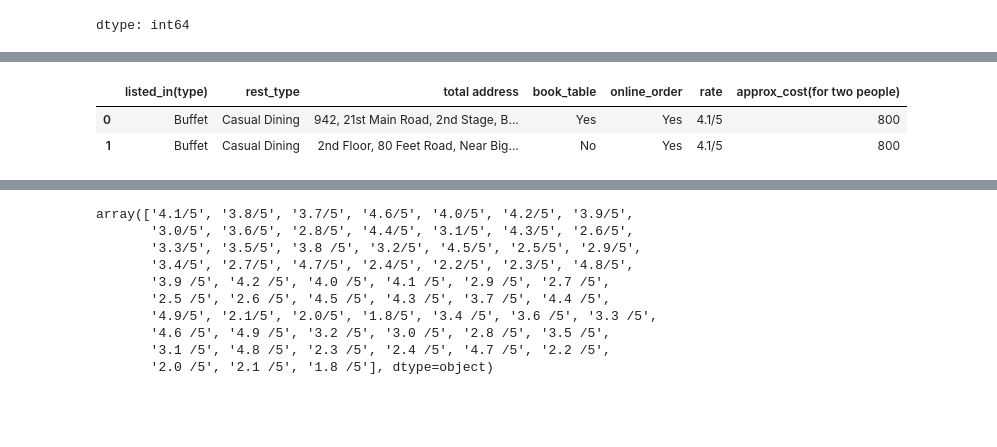
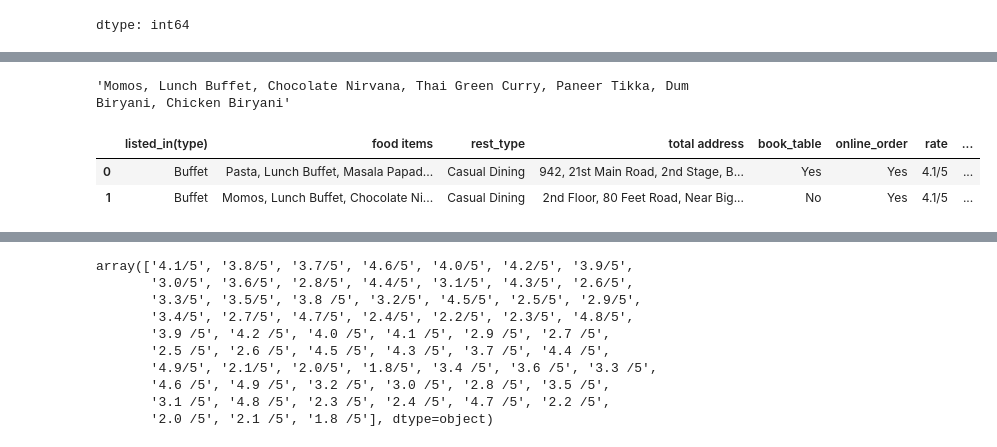
Before and after one commit to Karthik5412/Deep-Learning-Projects, a Jupyter notebook: ANN Model/notebook.ipynb, the cells around one changed output, grey strips where cells are left out. Saved outputs shown, nothing was run; the diff lists cells and outputs as text; code cells hidden in the pictures; blank space fills up the shorter version.

```diff
--- a/ANN Model/notebook.ipynb
+++ b/ANN Model/notebook.ipynb
@@ -77,17 +77,21 @@ Index(['url', 'address', 'name', 'online_order', 'book_table', 'rate', 'votes',
 |  | url | address | name | online_order | book_table | rate | votes | location | rest_type | ... |
 | 0 | https://www.zomato.com/bangalore/... | 942, 21st Main Road, 2nd Stage, B... | Jalsa | Yes | Yes | 4.1/5 | 775 | Banashankari | Casual Dining | ... |
 | 1 | https://www.zomato.com/bangalore/... | 2nd Floor, 80 Feet Road, Near Big... | Spice Elephant | Yes | No | 4.1/5 | 787 | Banashankari | Casual Dining | ... |
+# %%
+df.loc[1,'dish_liked']
+# %% [output]
+'Momos, Lunch Buffet, Chocolate Nirvana, Thai Green Curry, Paneer Tikka, Dum Biryani, Chicken Biryani'
 # %%
 df['total address'] = df['address'] + ', ' +df['location'] + ', ' +  df['listed_in(city)']
 df['food items'] = df['dish_liked'] + ', ' +df['cuisines']
 original_df = df.copy()
 
-df = df[['listed_in(type)','rest_type','total address','book_table','online_order', 'rate', 'approx_cost(for two people)']]
+df = df[['listed_in(type)','food items', 'rest_type','total address','book_table','online_order', 'rate', 'approx_cost(for two people)']]
 df.head(2)
 # %% [output]
-|  | listed_in(type) | rest_type | total address | book_table | online_order | rate | approx_cost(for two people) |
-| 0 | Buffet | Casual Dining | 942, 21st Main Road, 2nd Stage, B... | Yes | Yes | 4.1/5 | 800 |
-| 1 | Buffet | Casual Dining | 2nd Floor, 80 Feet Road, Near Big... | No | Yes | 4.1/5 | 800 |
+|  | listed_in(type) | food items | rest_type | total address | book_table | online_order | rate | ... |
+| 0 | Buffet | Pasta, Lunch Buffet, Masala Papad... | Casual Dining | 942, 21st Main Road, 2nd Stage, B... | Yes | Yes | 4.1/5 | ... |
+| 1 | Buffet | Momos, Lunch Buffet, Chocolate Ni... | Casual Dining | 2nd Floor, 80 Feet Road, Near Big... | No | Yes | 4.1/5 | ... |
 # %%
 df.to_csv('cleaned_df.csv')
 # %%
```
Also changed, not shown: parts of 11 cells of this notebook.
